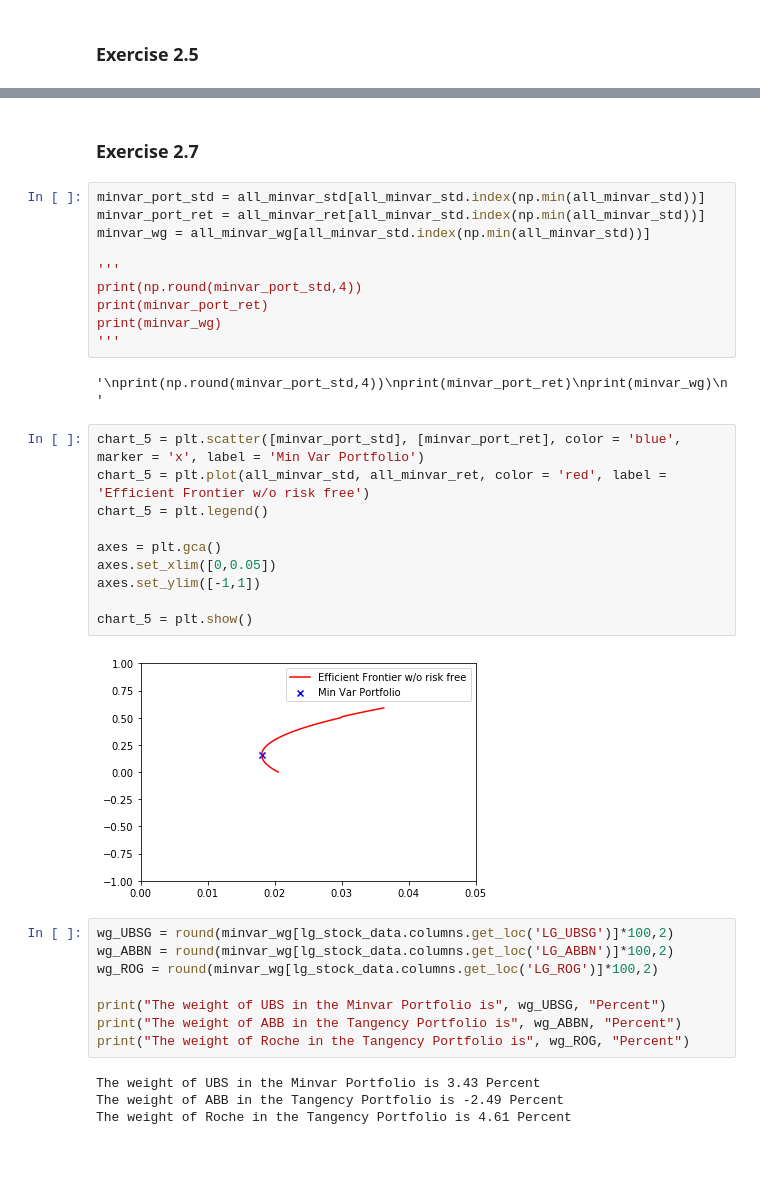
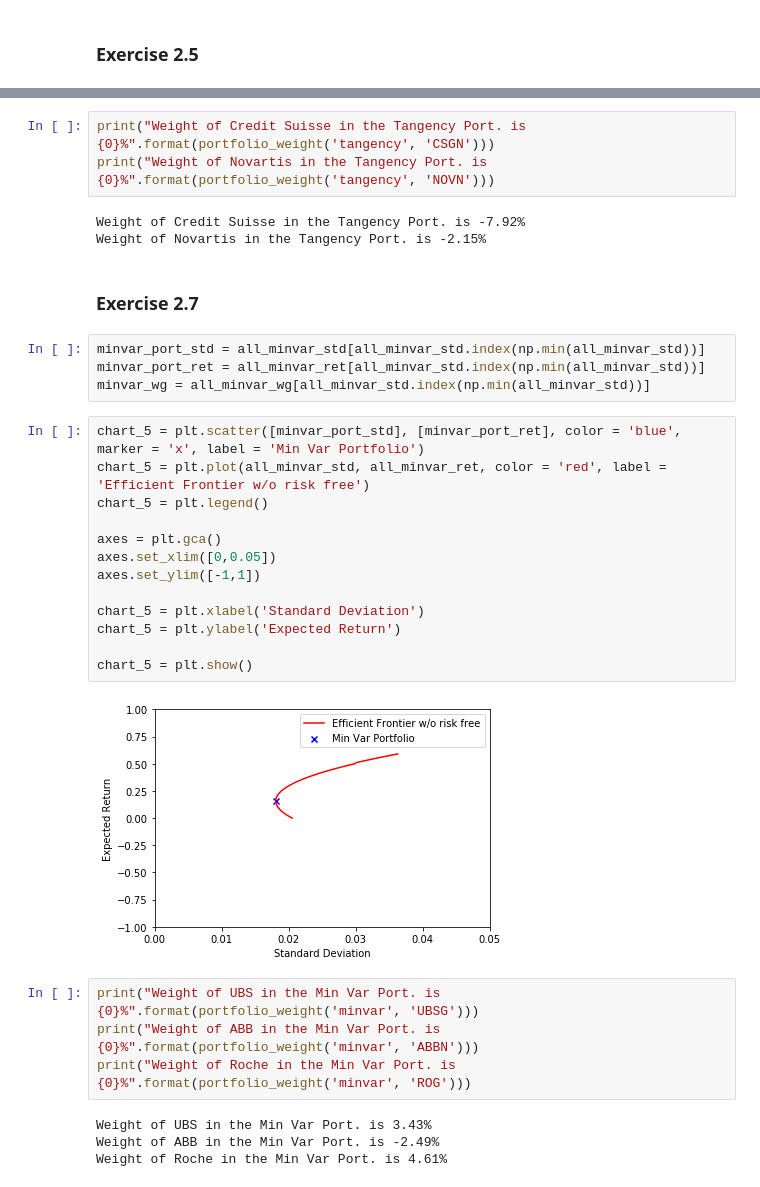
Before and after one commit to Luedman/Theory_of_Finance_Assignments, a Jupyter notebook: Assignment_1/Assignmentv01.ipynb, the cells around one changed output, grey strips where cells are left out. Cells and saved outputs as stored; diff of their text form; blank space fills up the shorter version.

```diff
--- a/Assignment_1/Assignmentv01.ipynb
+++ b/Assignment_1/Assignmentv01.ipynb
@@ -535,38 +556,35 @@ The weight of Novartis in the Tangency Portfolio is -2.15 Percent
+# %%
+print("Weight of Credit Suisse in the Tangency Port. is {0}%".format(portfolio_weight('tangency', 'CSGN')))
+print("Weight of Novartis in the Tangency Port. is {0}%".format(portfolio_weight('tangency', 'NOVN')))
+# %% [output]
+Weight of Credit Suisse in the Tangency Port. is -7.92%
+Weight of Novartis in the Tangency Port. is -2.15%
 # %% [markdown]
 ### Exercise 2.7
 # %%
 minvar_port_std = all_minvar_std[all_minvar_std.index(np.min(all_minvar_std))]
 minvar_port_ret = all_minvar_ret[all_minvar_std.index(np.min(all_minvar_std))]
 minvar_wg = all_minvar_wg[all_minvar_std.index(np.min(all_minvar_std))]
-
-'''
-print(np.round(minvar_port_std,4))
-print(minvar_port_ret)
-print(minvar_wg)
-'''
-# %% [output]
-'\nprint(np.round(minvar_port_std,4))\nprint(minvar_port_ret)\nprint(minvar_wg)\n'
 # %%
 chart_5 = plt.scatter([minvar_port_std], [minvar_port_ret], color = 'blue', marker = 'x', label = 'Min Var Portfolio')
 chart_5 = plt.plot(all_minvar_std, all_minvar_ret, color = 'red', label = 'Efficient Frontier w/o risk free')
 chart_5 = plt.legend()
 
 axes = plt.gca()
 axes.set_xlim([0,0.05])
 axes.set_ylim([-1,1])
 
+chart_5 = plt.xlabel('Standard Deviation')
+chart_5 = plt.ylabel('Expected Return')
+
 chart_5 = plt.show()
 # %% [output]
-[figure, old version]
+[figure, new version]
-# %%
-wg_UBSG = round(minvar_wg[lg_stock_data.columns.get_loc('LG_UBSG')]*100,2)
-wg_ABBN = round(minvar_wg[lg_stock_data.columns.get_loc('LG_ABBN')]*100,2)
-wg_ROG = round(minvar_wg[lg_stock_data.columns.get_loc('LG_ROG')]*100,2)
-
-print("The weight of UBS in the Minvar Portfolio is", wg_UBSG, "Percent")
-print("The weight of ABB in the Tangency Portfolio is", wg_ABBN, "Percent")
-print("The weight of Roche in the Tangency Portfolio is", wg_ROG, "Percent")
-# %% [output]
-The weight of UBS in the Minvar Portfolio is 3.43 Percent
-The weight of ABB in the Tangency Portfolio is -2.49 Percent
-The weight of Roche in the Tangency Portfolio is 4.61 Percent
+# %%
+print("Weight of UBS in the Min Var Port. is {0}%".format(portfolio_weight('minvar', 'UBSG')))
+print("Weight of ABB in the Min Var Port. is {0}%".format(portfolio_weight('minvar', 'ABBN')))
+print("Weight of Roche in the Min Var Port. is {0}%".format(portfolio_weight('minvar', 'ROG')))
+# %% [output]
+Weight of UBS in the Min Var Port. is 3.43%
+Weight of ABB in the Min Var Port. is -2.49%
+Weight of Roche in the Min Var Port. is 4.61%
```
Also changed, not shown: parts of 15 cells of this notebook, 1 other file.
